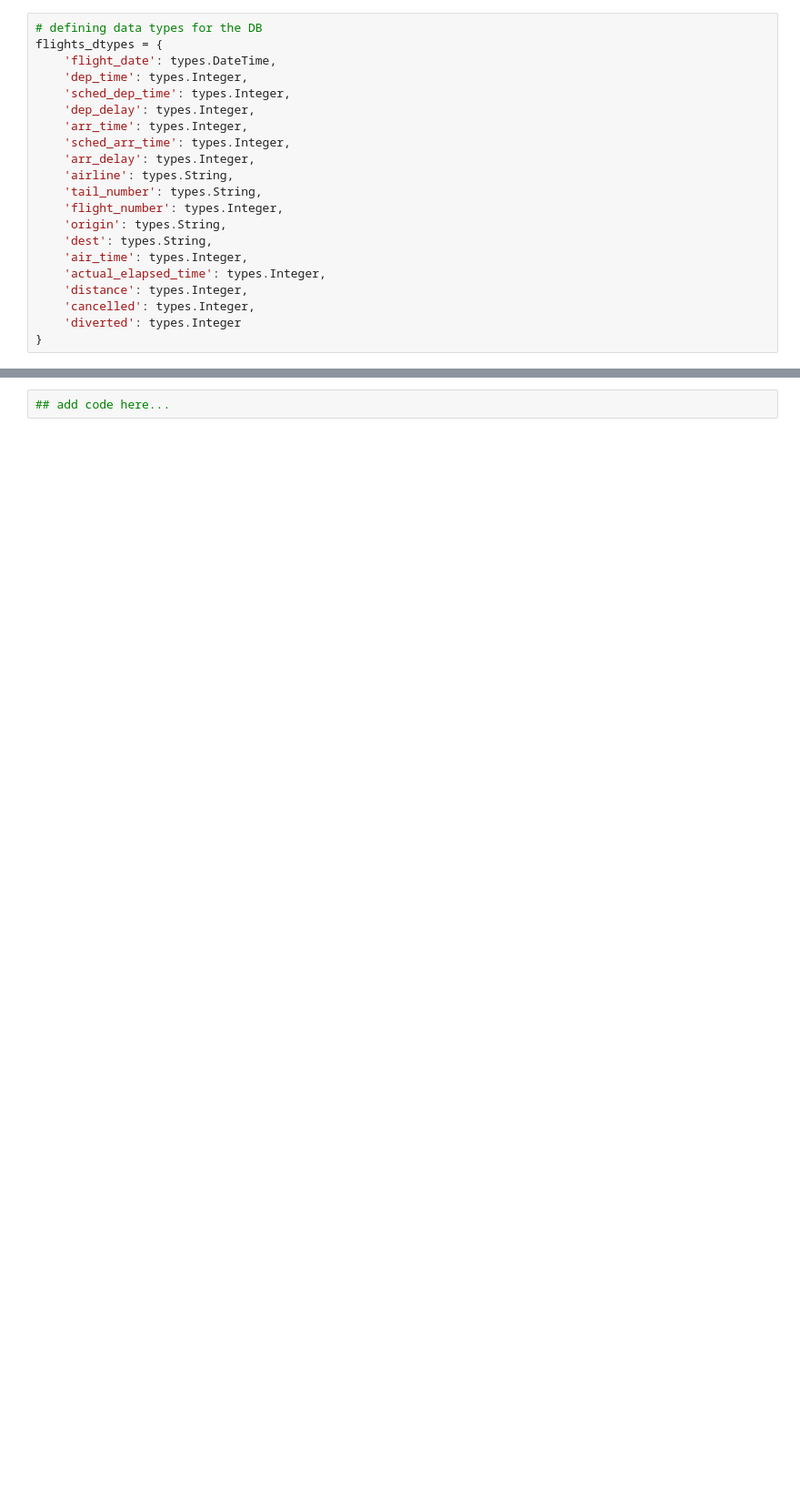
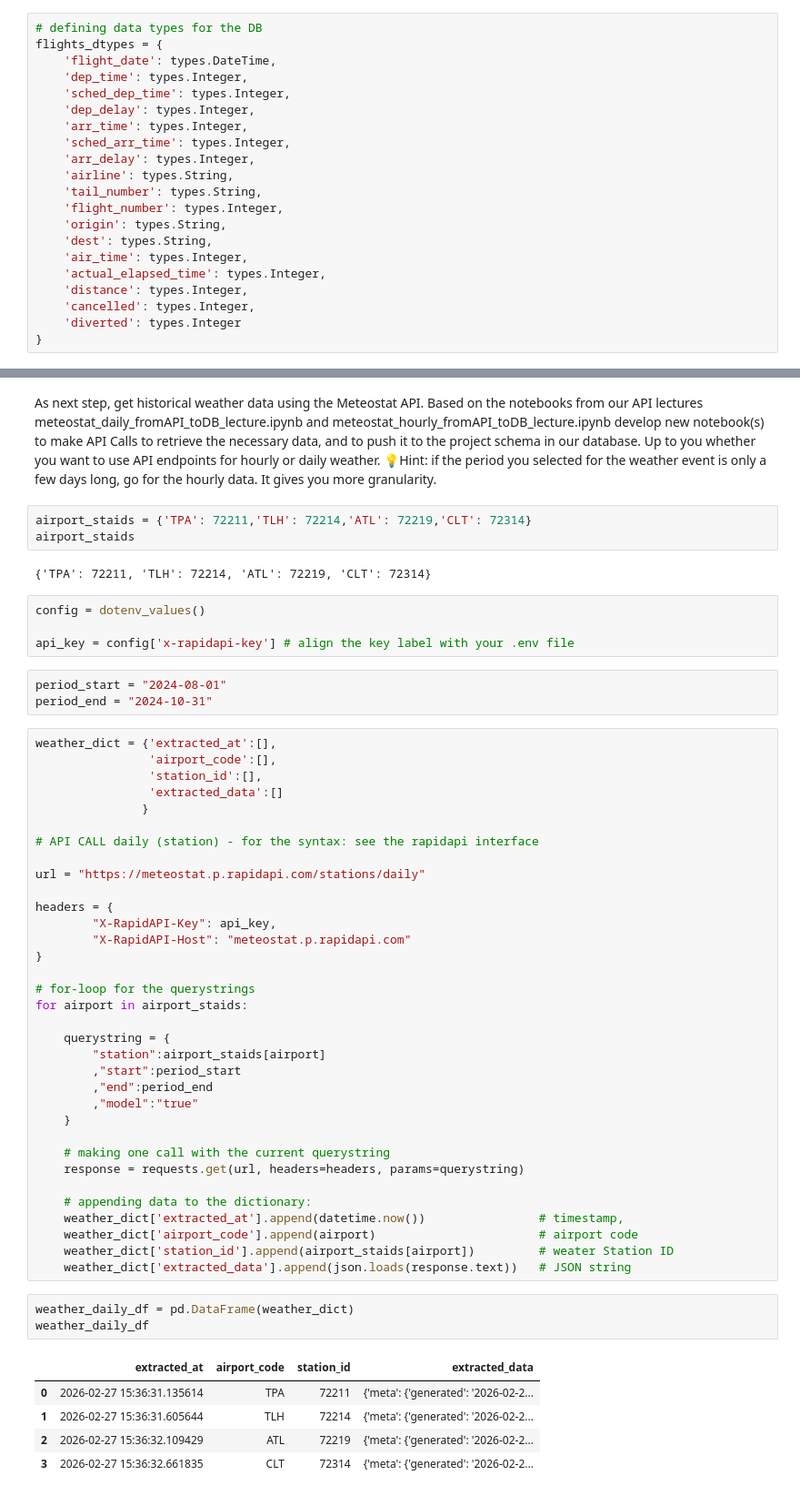
Before and after one commit to mail341/da-08122025-analytics-engineering-project, a Jupyter notebook: fligths_data_wrangling.ipynb, the cells around one changed output, grey strips where cells are left out. Shown at 91% size. Saved outputs shown, nothing was run; the diff lists cells and outputs as text; blank space fills up the shorter version.

Commit message:
Added data download from Meteostat

```diff
--- a/fligths_data_wrangling.ipynb
+++ b/fligths_data_wrangling.ipynb
@@ -366,2 +543,59 @@ flights_dtypes = {
+# %% [markdown]
+As next step, get historical weather data using the Meteostat API.
+Based on the notebooks from our API lectures meteostat_daily_fromAPI_toDB_lecture.ipynb and meteostat_hourly_fromAPI_toDB_lecture.ipynb develop new notebook(s) to make API Calls to retrieve the necessary data, and to push it to the project schema in our database. Up to you whether you want to use API endpoints for hourly or daily weather.
+💡Hint: if the period you selected for the weather event is only a few days long, go for the hourly data. It gives you more granularity.
 # %%
-## add code here...
+airport_staids = {'TPA': 72211,'TLH': 72214,'ATL': 72219,'CLT': 72314}
+airport_staids
+# %% [output]
+{'TPA': 72211, 'TLH': 72214, 'ATL': 72219, 'CLT': 72314}
+# %%
+config = dotenv_values()
+
+api_key = config['x-rapidapi-key'] # align the key label with your .env file
+# %%
+period_start = "2024-08-01"
+period_end = "2024-10-31"
+# %%
+weather_dict = {'extracted_at':[],
+                'airport_code':[],
+                'station_id':[],
+                'extracted_data':[]
+               }
+
+# API CALL daily (station) - for the syntax: see the rapidapi interface
+
+url = "https://meteostat.p.rapidapi.com/stations/daily"
+
+headers = {
+        "X-RapidAPI-Key": api_key,
+        "X-RapidAPI-Host": "meteostat.p.rapidapi.com"
+}
+
+# for-loop for the querystrings
+for airport in airport_staids:
+
+    querystring = {
+        "station":airport_staids[airport]
+        ,"start":period_start
+        ,"end":period_end
+        ,"model":"true"
+    }
+
+    # making one call with the current querystring
+    response = requests.get(url, headers=headers, params=querystring)
+
+    # appending data to the dictionary:
+    weather_dict['extracted_at'].append(datetime.now())                # timestamp,
+    weather_dict['airport_code'].append(airport)                       # airport code
+    weather_dict['station_id'].append(airport_staids[airport])         # weater Station ID
+    weather_dict['extracted_data'].append(json.loads(response.text))   # JSON string
+# %%
+weather_daily_df = pd.DataFrame(weather_dict)
+weather_daily_df
+# %% [output]
+|  | extracted_at | airport_code | station_id | extracted_data |
+| 0 | 2026-02-27 15:36:31.135614 | TPA | 72211 | {'meta': {'generated': '2026-02-2... |
+| 1 | 2026-02-27 15:36:31.605644 | TLH | 72214 | {'meta': {'generated': '2026-02-2... |
+| 2 | 2026-02-27 15:36:32.109429 | ATL | 72219 | {'meta': {'generated': '2026-02-2... |
+| 3 | 2026-02-27 15:36:32.661835 | CLT | 72314 | {'meta': {'generated': '2026-02-2... |
```
Also changed, not shown: parts of 29 cells of this notebook.
